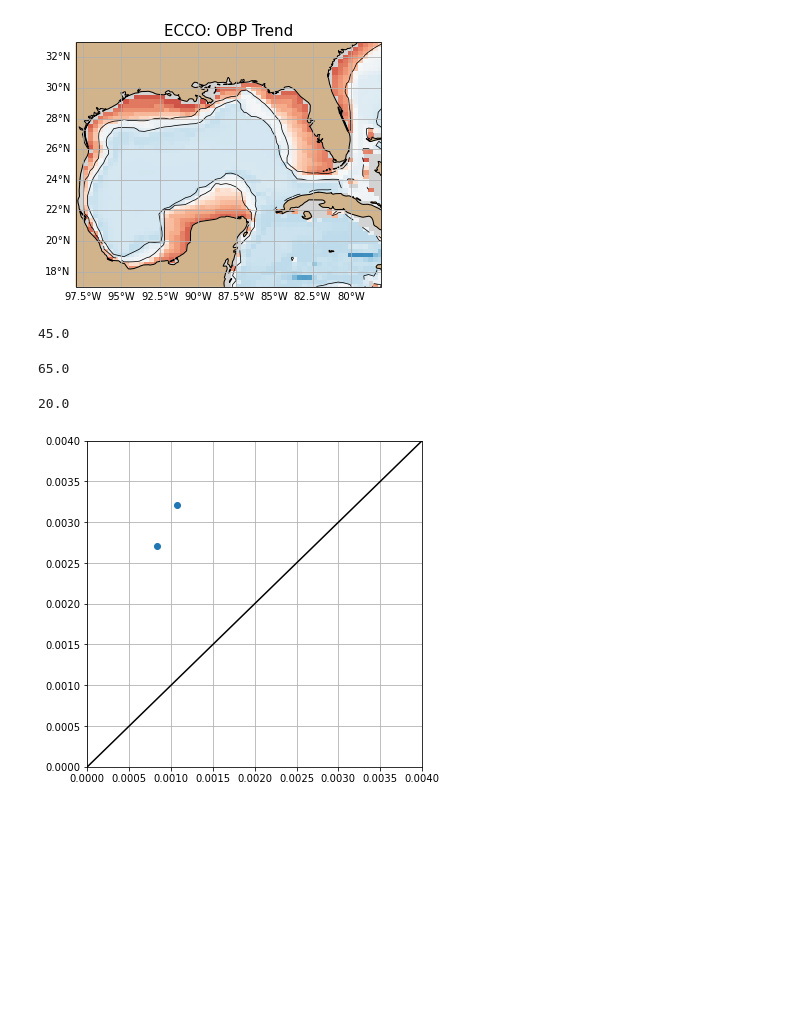
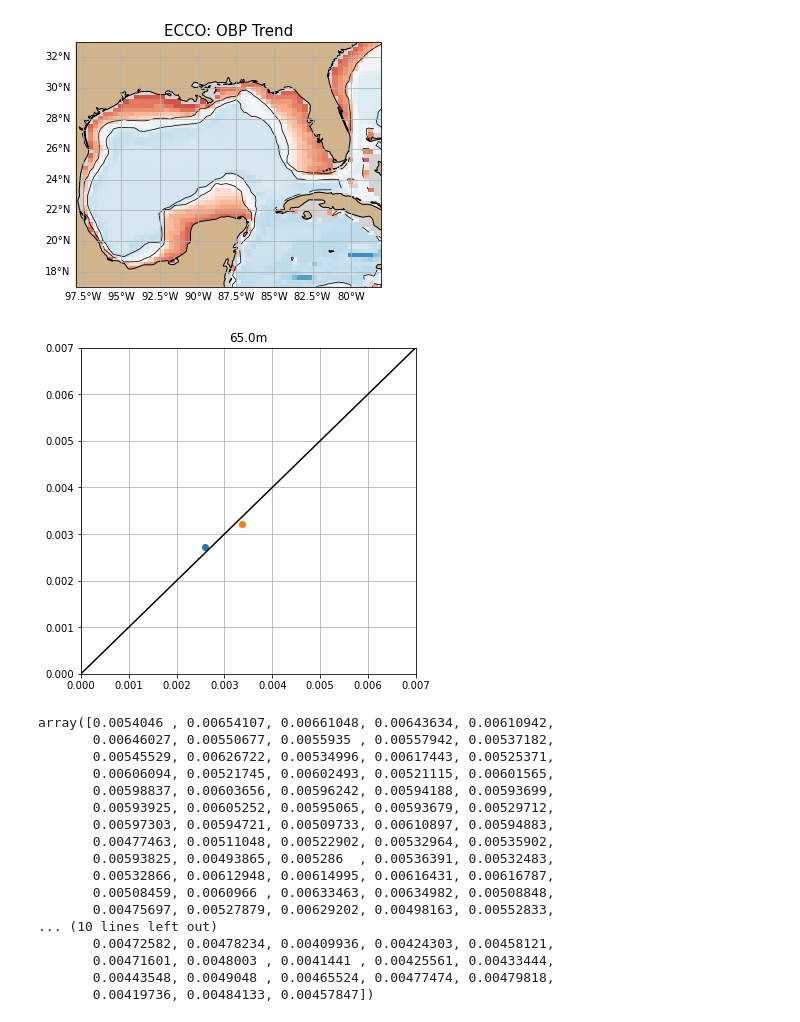
Before and after one commit to jakesteinberg/nasa_ostst, a Jupyter notebook: landerer_all_t.ipynb, the cells around one changed output. Cells and saved outputs as stored; diff of their text form; code cells hidden in the pictures; blank space fills up the shorter version.

```diff
--- a/landerer_all_t.ipynb
+++ b/landerer_all_t.ipynb
@@ -274,33 +274,42 @@ ax.set_title(r'ECCO: OBP Trend',fontsize=15)
 # %% [output]
 Text(0.5, 1.0, 'ECCO: OBP Trend')
 [figure]
-# %%
-d_i = 5
-t_dep = np.where((dep_m.data > (-1*v_cell_z.data[d_i]-10)) & (dep_m.data < (-1*v_cell_z.data[d_i]+10)))
-# %%
-(-1*v_cell_z.data[d_i]-10)
-# %% [output]
-45.0
-# %%
-(-1*v_cell_z.data[d_i]+10)
-# %% [output]
-65.0
 # %%
-dep_m = dep.isel(tile=tile_num)*gulf_mask
-this_dep_m = dep_m.where((dep_m > 0) & (dep_m < 25))
+dep_m = (dep.isel(tile=tile_num)*gulf_mask).data
+dep_list = np.reshape(dep_m,(np.shape(dep_m)[0]*np.shape(dep_m)[1]))
-# %% [output]
-20.0
-# %%
-# dep_m = dep.isel(tile=tile_num)*gulf_mask
-# d_i = 5
-# t_dep = np.where((dep_m.data > (-1*v_cell_z.data[d_i]-10)) & (dep_m.data < (-1*v_cell_z.data[d_i]+10)))
-
-f, ax = plt.subplots(1,1,figsize=(6,6))
-ax.plot([0,1],[0,1],color='k')
-ax.
-ax.scatter(np.nanmean(np.nanmean(GOM_anom_obp_trend[:,t_dep[0]][:,:,t_dep[1]],axis=1),axis=1), prediction[:,d_i])
-ax.set_ylim([0,0.004])
-ax.set_xlim([0,0.004])
-ax.grid()
-# %% [output]
-[figure, removed]
+# %%
+t_d_i = 6
+f, ax = plt.subplots(1,1,figsize=(6,6))
+ax.plot([0,1],[0,1],color='k')
+for jj in range(14,16):
+    obp_anom_list = np.reshape(GOM_anom_obp_trend[jj,:,:],(np.shape(dep_m)[0]*np.shape(dep_m)[1]))
+    this_dep = -1*v_cell_z[t_d_i].data
+    this_band = np.where((dep_list > (this_dep-15)) & (dep_list < (this_dep+15)))
+    band_obp_trend = obp_anom_list[this_band]
+    ax.scatter(np.nanmean(band_obp_trend), prediction[jj,d_i])
+ax.set_ylim([0,0.007])
+ax.set_xlim([0,0.007])
+ax.set_title(str(-1*v_cell_z[t_d_i].data) + 'm')
+ax.grid()
+# %% [output]
+[figure, added]
+# %%
+obp_anom_list[this_band]
+# %% [output]
+array([0.0054046 , 0.00654107, 0.00661048, 0.00643634, 0.00610942,
+       0.00646027, 0.00550677, 0.0055935 , 0.00557942, 0.00537182,
+       0.00545529, 0.00626722, 0.00534996, 0.00617443, 0.00525371,
+       0.00606094, 0.00521745, 0.00602493, 0.00521115, 0.00601565,
+       0.00598837, 0.00603656, 0.00596242, 0.00594188, 0.00593699,
+       0.00593925, 0.00605252, 0.00595065, 0.00593679, 0.00529712,
+       0.00597303, 0.00594721, 0.00509733, 0.00610897, 0.00594883,
+       0.00477463, 0.00511048, 0.00522902, 0.00532964, 0.00535902,
+       0.00593825, 0.00493865, 0.005286  , 0.00536391, 0.00532483,
+       0.00532866, 0.00612948, 0.00614995, 0.00616431, 0.00616787,
+       0.00508459, 0.0060966 , 0.00633463, 0.00634982, 0.00508848,
+       0.00475697, 0.00527879, 0.00629202, 0.00498163, 0.00552833,
+... (10 lines left out)
+       0.00472582, 0.00478234, 0.00409936, 0.00424303, 0.00458121,
+       0.00471601, 0.0048003 , 0.0041441 , 0.00425561, 0.00433444,
+       0.00443548, 0.0049048 , 0.00465524, 0.00477474, 0.00479818,
+       0.00419736, 0.00484133, 0.00457847])
```
